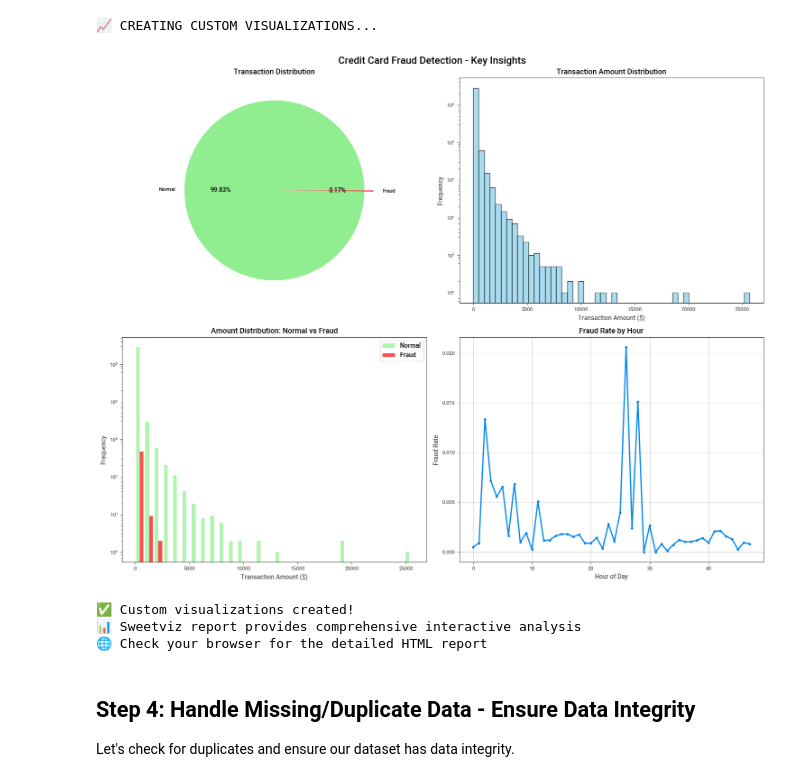
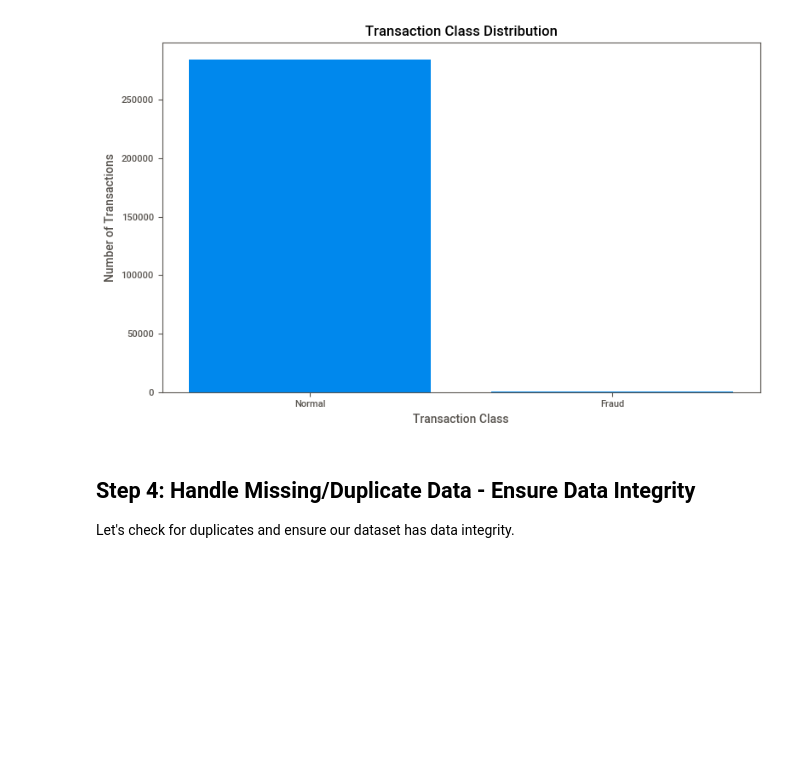
Before and after one commit to Eng-Abdullah-H/credit-card-fraud-eda, a Jupyter notebook: creditcard.ipynb, the cells around one changed output. Cells and saved outputs as stored; diff of their text form; code cells hidden in the pictures; blank space fills up the shorter version.

Commit message:
Clean up repository and update credit card EDA project

```diff
--- a/creditcard.ipynb
+++ b/creditcard.ipynb
@@ -39,16 +43,11 @@ import sweetviz as sv
 import warnings
 warnings.filterwarnings('ignore')
 
-# Set plotting style
-plt.style.use('default')
-sns.set_palette("husl")
-
 # Load the dataset
 df = pd.read_csv('creditcard.csv')
 
 # Display basic information about the dataset
 print("Dataset Shape:", df.shape)
-print("\nFirst few rows:")
 df.head()
 # %% [output]
 Dataset Shape: (284807, 31)
@@ -66,9 +63,9 @@ First few rows:
 # %%
-# Check the target variable distribution
-print("Target Variable (Class) Distribution:")
-print("="*50)
-print(df['Class'].value_counts())
-print(f"\nFraud percentage: {df['Class'].mean()*100:.2f}%")
-print(f"Normal transactions: {df['Class'].value_counts()[0]:,}")
-print(f"Fraudulent transactions: {df['Class'].value_counts()[1]:,}")
+class_counts = df["Class"].value_counts()
+
+print("Target Variable (Class) Distribution")
+print("=" * 40)
+print(f"Normal transactions: {class_counts[0]:,}")
+print(f"Fraudulent transactions: {class_counts[1]:,}")
+print(f"Fraud percentage: {df['Class'].mean() * 100:.2f}%")
 # %% [output]
@@ -181,61 +111,21 @@ ADDITIONAL CUSTOM ANALYSIS
 # %%
-# Create additional custom visualizations
-print("\n📈 CREATING CUSTOM VISUALIZATIONS...")
+# Visualize transaction class distribution
 
-# Set up the plotting area
-fig, axes = plt.subplots(2, 2, figsize=(15, 12))
-fig.suptitle('Credit Card Fraud Detection - Key Insights', fontsize=16, fontweight='bold')
+fig, ax = plt.subplots(figsize=(8, 5))
 
-# 1. Fraud Distribution
-axes[0,0].pie([fraud_count[0], fraud_count[1]],
-              labels=['Normal', 'Fraud'],
-              autopct='%1.2f%%',
-              colors=['lightgreen', 'red'],
-              explode=(0, 0.1))
-axes[0,0].set_title('Transaction Distribution')
+ax.bar(
+    ["Normal", "Fraud"],
+    [class_counts[0], class_counts[1]]
+)
 
-# 2. Amount Distribution (log scale)
-axes[0,1].hist(df['Amount'], bins=50, alpha=0.7, color='skyblue', edgecolor='black')
-axes[0,1].set_xlabel('Transaction Amount ($)')
-axes[0,1].set_ylabel('Frequency')
-axes[0,1].set_title('Transaction Amount Distribution')
-axes[0,1].set_yscale('log')
-
-# 3. Fraud vs Amount
-fraud_data = df[df['Class'] == 1]['Amount']
-normal_data = df[df['Class'] == 0]['Amount']
-
-axes[1,0].hist([normal_data, fraud_data],
-               bins=30,
-               alpha=0.7,
-               label=['Normal', 'Fraud'],
-               color=['lightgreen', 'red'])
-axes[1,0].set_xlabel('Transaction Amount ($)')
-axes[1,0].set_ylabel('Frequency')
-axes[1,0].set_title('Amount Distribution: Normal vs Fraud')
-axes[1,0].legend()
-axes[1,0].set_yscale('log')
-
-# 4. Time vs Fraud
-time_fraud = df.groupby(df['Time'] // 3600)['Class'].mean()  # Hourly fraud rate
-axes[1,1].plot(time_fraud.index, time_fraud.values, marker='o', linewidth=2)
-axes[1,1].set_xlabel('Hour of Day')
-axes[1,1].set_ylabel('Fraud Rate')
-axes[1,1].set_title('Fraud Rate by Hour')
-axes[1,1].grid(True, alpha=0.3)
+ax.set_title("Transaction Class Distribution")
+ax.set_xlabel("Transaction Class")
+ax.set_ylabel("Number of Transactions")
 
 plt.tight_layout()
 plt.show()
-
-print("✅ Custom visualizations created!")
-print("📊 Sweetviz report provides comprehensive interactive analysis")
-print("🌐 Check your browser for the detailed HTML report")
 # %% [output]
-📈 CREATING CUSTOM VISUALIZATIONS...
-[figure, old version]
+[figure, new version]
-✅ Custom visualizations created!
-📊 Sweetviz report provides comprehensive interactive analysis
-🌐 Check your browser for the detailed HTML report
 # %% [markdown]
 ## Step 4: Handle Missing/Duplicate Data - Ensure Data Integrity
 
```
Also changed, not shown: parts of 37 cells of this notebook, 3 other files.
